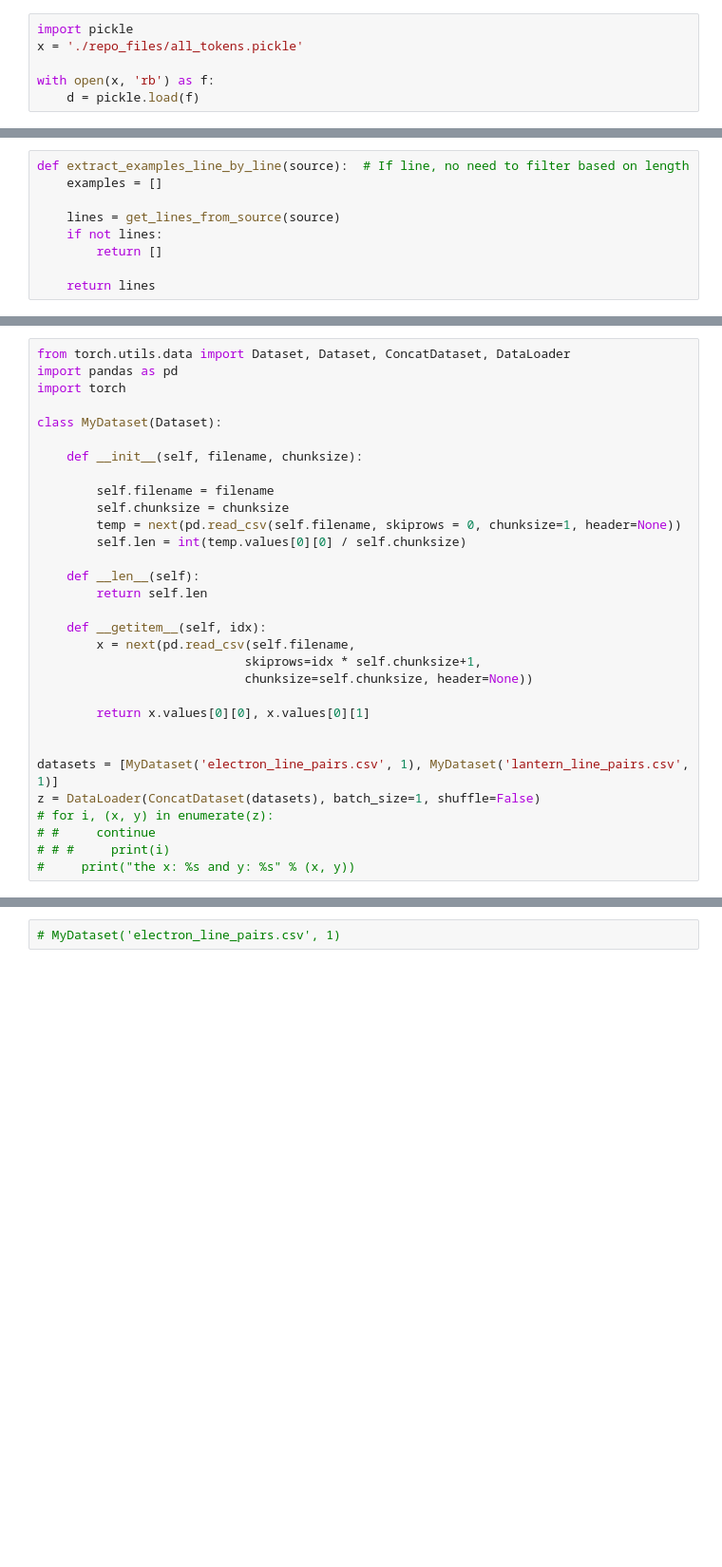
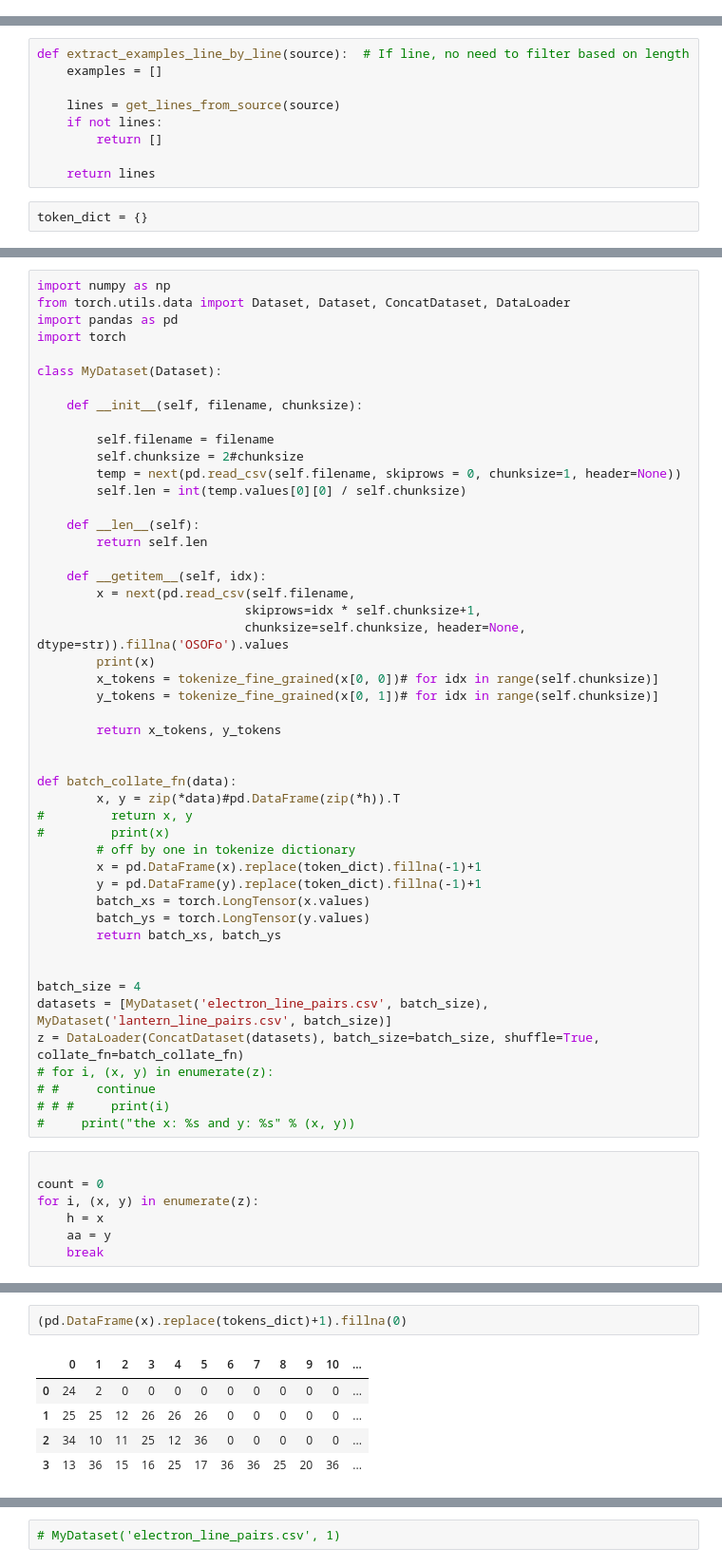
Before and after one commit to dasalz1/Neural_Code_Generator, a Jupyter notebook: actual.ipynb, the cells around one changed output, grey strips where cells are left out. Shown at 95% size. Saved outputs shown, nothing was run; the diff lists cells and outputs as text; blank space fills up the shorter version.

Commit message:
parallel tokenization and batch retrieval

```diff
--- a/actual.ipynb
+++ b/actual.ipynb
@@ -15,9 +15,3 @@ from  more_itertools import unique_everseen
 
 from flask import Flask, render_template, url_for, redirect, jsonify, request  # noqa
 from flask_cors import CORS
-# %%
-import pickle
-x = './repo_files/all_tokens.pickle'
-
-with open(x, 'rb') as f:
-    d = pickle.load(f)
@@ -134,6 +84,8 @@ def extract_examples_line_by_line(source):  # If line, no need to filter based o
         return []
 
     return lines
+# %%
+token_dict = {}
 # %%
 def preprocess_source(source):
     """
@@ -204,4 +157,5 @@ count
 # %%
+import numpy as np
 from torch.utils.data import Dataset, Dataset, ConcatDataset, DataLoader
 import pandas as pd
 import torch
@@ -211,7 +165,7 @@ class MyDataset(Dataset):
     def __init__(self, filename, chunksize):
 
         self.filename = filename
-        self.chunksize = chunksize
+        self.chunksize = 2#chunksize
         temp = next(pd.read_csv(self.filename, skiprows = 0, chunksize=1, header=None))
         self.len = int(temp.values[0][0] / self.chunksize)
 
@@ -221,14 +175,37 @@ class MyDataset(Dataset):
     def __getitem__(self, idx):
         x = next(pd.read_csv(self.filename,
                             skiprows=idx * self.chunksize+1,
-                            chunksize=self.chunksize, header=None))
+                            chunksize=self.chunksize, header=None, dtype=str)).fillna('OSOFo').values
+        print(x)
+        x_tokens = tokenize_fine_grained(x[0, 0])# for idx in range(self.chunksize)]
+        y_tokens = tokenize_fine_grained(x[0, 1])# for idx in range(self.chunksize)]
 
-        return x.values[0][0], x.values[0][1]
+        return x_tokens, y_tokens
 
 
-datasets = [MyDataset('electron_line_pairs.csv', 1), MyDataset('lantern_line_pairs.csv', 1)]
-z = DataLoader(ConcatDataset(datasets), batch_size=1, shuffle=False)
+def batch_collate_fn(data):
+        x, y = zip(*data)#pd.DataFrame(zip(*h)).T
+#         return x, y
+#         print(x)
+        # off by one in tokenize dictionary
+        x = pd.DataFrame(x).replace(token_dict).fillna(-1)+1
+        y = pd.DataFrame(y).replace(token_dict).fillna(-1)+1
+        batch_xs = torch.LongTensor(x.values)
+        batch_ys = torch.LongTensor(y.values)
+        return batch_xs, batch_ys
+
+
+batch_size = 4
+datasets = [MyDataset('electron_line_pairs.csv', batch_size), MyDataset('lantern_line_pairs.csv', batch_size)]
+z = DataLoader(ConcatDataset(datasets), batch_size=batch_size, shuffle=True, collate_fn=batch_collate_fn)
 # for i, (x, y) in enumerate(z):
 # #     continue
 # # #     print(i)
 #     print("the x: %s and y: %s" % (x, y))
+# %%
+
+count = 0
+for i, (x, y) in enumerate(z):
+    h = x
+    aa = y
+    break
@@ -234,0 +235,8 @@ z = DataLoader(ConcatDataset(datasets), batch_size=1, shuffle=False)
+# %%
+(pd.DataFrame(x).replace(tokens_dict)+1).fillna(0)
+# %% [output]
+|  | 0 | 1 | 2 | 3 | 4 | 5 | 6 | 7 | 8 | 9 | 10 | ... |
+| 0 | 24 | 2 | 0 | 0 | 0 | 0 | 0 | 0 | 0 | 0 | 0 | ... |
+| 1 | 25 | 25 | 12 | 26 | 26 | 26 | 0 | 0 | 0 | 0 | 0 | ... |
+| 2 | 34 | 10 | 11 | 25 | 12 | 36 | 0 | 0 | 0 | 0 | 0 | ... |
+| 3 | 13 | 36 | 15 | 16 | 25 | 17 | 36 | 36 | 25 | 20 | 36 | ... |
```
Also changed, not shown: parts of 12 cells of this notebook, 1 other file.
